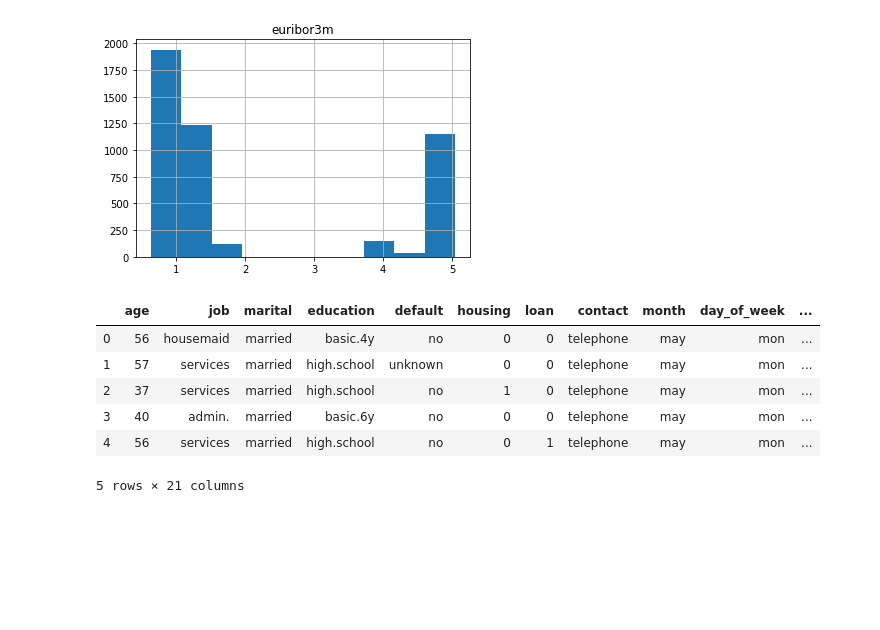
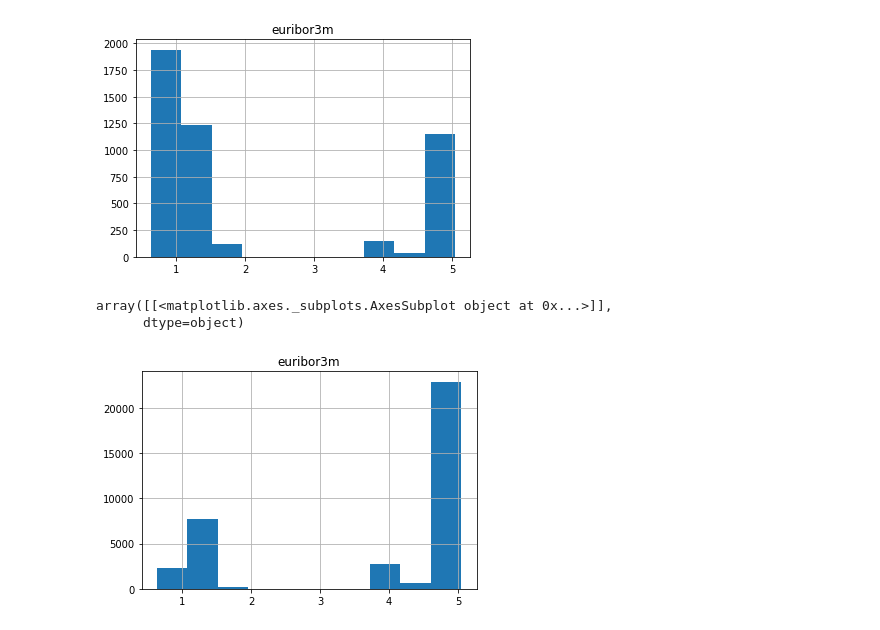
Before and after one commit to henry4026/Bank-Marketing-Data, a Jupyter notebook: 2/cap2.ipynb, the cells around one changed output. Drawn from its saved outputs; the diff is of its cells as text; code cells hidden in the pictures; blank space fills up the shorter version.

```diff
--- a/2/cap2.ipynb
+++ b/2/cap2.ipynb
@@ -155,3 +207,5 @@ df1.age.hist()
+# %%
+df1 = df1.astype({'housing':'int64','loan':'int64'})
 # %%
 df1[['housing','loan']].hist()
 # %% [output]
@@ -232,13 +286,9 @@ df1[['euribor3m','y']][df1['y']=='yes'].hist()
 array([[<matplotlib.axes._subplots.AxesSubplot object at 0x...>]],
       dtype=object)
 [figure]
-# %%
-df1.head()
-# %% [output]
-|  | age | job | marital | education | default | housing | loan | contact | month | day_of_week | ... |
-| 0 | 56 | housemaid | married | basic.4y | no | 0 | 0 | telephone | may | mon | ... |
-| 1 | 57 | services | married | high.school | unknown | 0 | 0 | telephone | may | mon | ... |
-| 2 | 37 | services | married | high.school | no | 1 | 0 | telephone | may | mon | ... |
-| 3 | 40 | admin. | married | basic.6y | no | 0 | 0 | telephone | may | mon | ... |
-| 4 | 56 | services | married | high.school | no | 0 | 1 | telephone | may | mon | ... |
-5 rows × 21 columns
+# %%
+df1[['euribor3m','y']][df1['y']=='no'].hist() # rate started dropping from 5% (2008)
+# %% [output]
+array([[<matplotlib.axes._subplots.AxesSubplot object at 0x...>]],
+      dtype=object)
+[figure, added]
```
Also changed, not shown: parts of 61 cells of this notebook, 1 other file.
